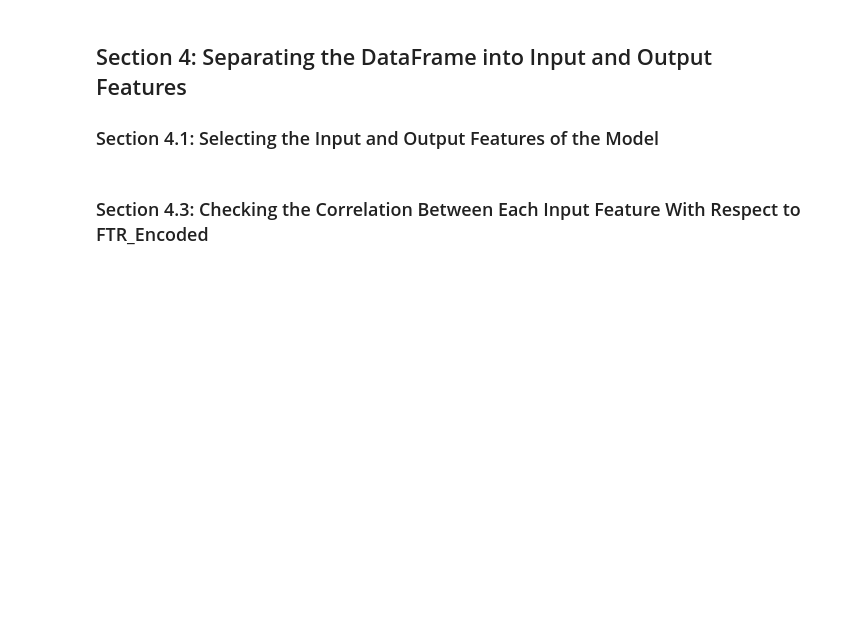
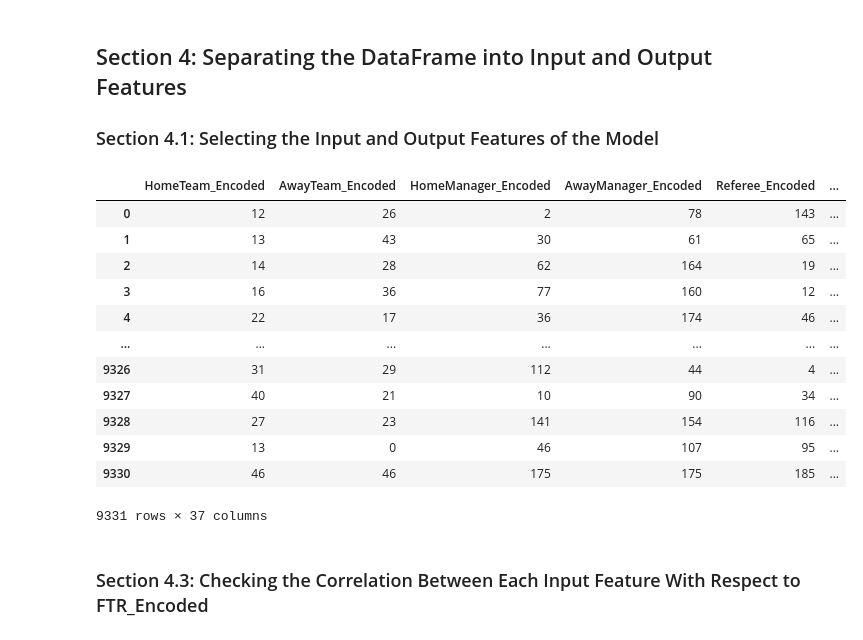
Before and after one commit to chenhsu16/SVM_Collab, a Jupyter notebook: Chen/SVM_v2.ipynb, the cells around one changed output. Saved outputs shown, nothing was run; the diff lists cells and outputs as text; code cells hidden in the pictures; blank space fills up the shorter version.

```diff
--- a/Chen/SVM_v2.ipynb
+++ b/Chen/SVM_v2.ipynb
@@ -315,14 +373,28 @@ display(df_matches)
 # %%
 input_features = ['HomeTeam_Encoded','AwayTeam_Encoded','HomeManager_Encoded',
                  'AwayManager_Encoded','Referee_Encoded','kFTHG', 'kHTHG','kHS', 'kHC', 'kHF', 'kHY',
                   'kHR', 'kFTAG', 'kHTAG', 'kAS', 'kAC', 'kAF', 'kAY', 'kAR',
                   'HomeWinRate', 'AwayWinRate',
                   'nFTHG_Pairwise', 'nHTHG_Pairwise', 'nHS_Pairwise', 'nHC_Pairwise',
                    'nHF_Pairwise', 'nHY_Pairwise', 'nHR_Pairwise', 'nFTAG_Pairwise',
                    'nHTAG_Pairwise', 'nAS_Pairwise', 'nAC_Pairwise', 'nAF_Pairwise',
-                   'nAY_Pairwise', 'nAR_Pairwise']
+                   'nAY_Pairwise', 'nAR_Pairwise', 'HomeSpending', 'AwaySpending']
 df_input = df_matches[input_features]
 display(df_input)
+# %% [output]
+|  | HomeTeam_Encoded | AwayTeam_Encoded | HomeManager_Encoded | AwayManager_Encoded | Referee_Encoded | ... |
+| 0 | 12 | 26 | 2 | 78 | 143 | ... |
+| 1 | 13 | 43 | 30 | 61 | 65 | ... |
+| 2 | 14 | 28 | 62 | 164 | 19 | ... |
+| 3 | 16 | 36 | 77 | 160 | 12 | ... |
+| 4 | 22 | 17 | 36 | 174 | 46 | ... |
+| ... | ... | ... | ... | ... | ... | ... |
+| 9326 | 31 | 29 | 112 | 44 | 4 | ... |
+| 9327 | 40 | 21 | 10 | 90 | 34 | ... |
+| 9328 | 27 | 23 | 141 | 154 | 116 | ... |
+| 9329 | 13 | 0 | 46 | 107 | 95 | ... |
+| 9330 | 46 | 46 | 175 | 175 | 185 | ... |
+9331 rows × 37 columns
 # %%
 output_features = ['FTR_Encoded']
 df_output = df_matches['FTR_Encoded']
```
Also changed, not shown: parts of 8 cells of this notebook, 1 other file.
